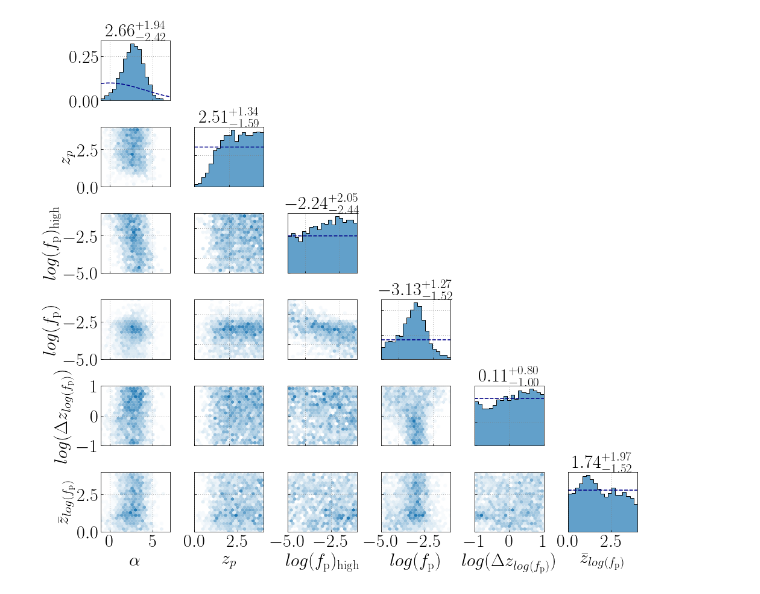
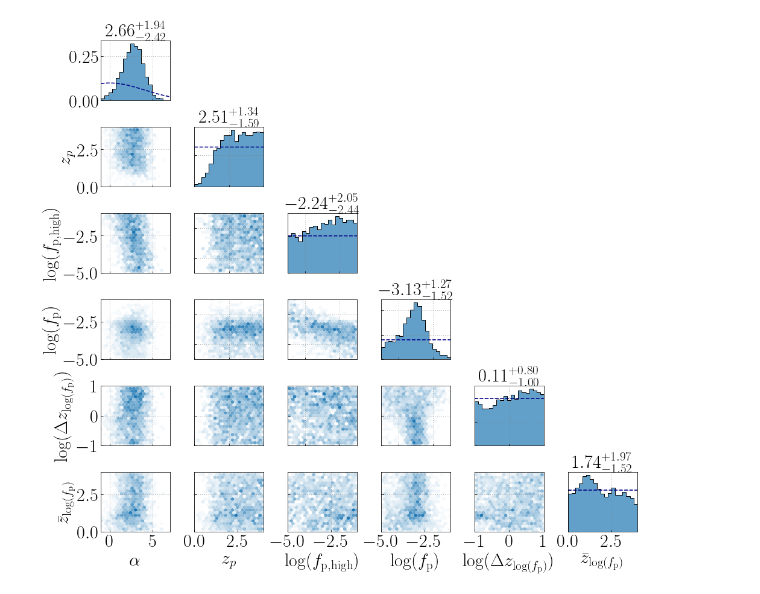
Before and after one commit to maxlalleman/bbh_mass_distribution_redshift_variation_inference, a Jupyter notebook: figures/PE_power_law_sector_f_peak.ipynb, the cells around one changed output. Drawn from its saved outputs; the diff is of its cells as text; code cells hidden in the pictures.

```diff
--- a/figures/PE_power_law_sector_f_peak.ipynb
+++ b/figures/PE_power_law_sector_f_peak.ipynb
@@ -40,20 +40,20 @@ new_priors = {
 # %%
 fig = plt.figure(figsize=(14,13))
 stacked_samples_no_GWB = data.posterior.stack(draws=("chain", "draw"))
 toPlot_no_GWB_f_peak = {
     "alpha_z":{"data":stacked_samples_no_GWB.alpha_z,"plot_bounds":(-1,7),"label":r"$\alpha$"},
     "zp":{"data":stacked_samples_no_GWB.zp,"plot_bounds":(0,4),"label":r"$z_p$"},
-    "high_f_peak":{"data":stacked_samples_no_GWB.log_high_f_peak,"plot_bounds":(-5,-1),"label":r"$log(f_{\rm p})_{\rm high}$"},
-    "fpeak":{"data":stacked_samples_no_GWB.log_f_peak,"plot_bounds":(-5,-1),"label":r"$log(f_{\rm p})$"},
-    "width_f_peak":{"data":stacked_samples_no_GWB.log_width_f_peak,"plot_bounds":(-1,1),"label":r"$log(\Delta z_{log(f_{\rm p})})$"},
-    "middle_z_f_peak":{"data":stacked_samples_no_GWB.middle_z_f_peak,"plot_bounds":(0,4),"label":r"$\bar z_{log(f_{\rm p})}$"},
+    "high_f_peak":{"data":stacked_samples_no_GWB.log_high_f_peak,"plot_bounds":(-5,-1),"label":r"$\log(f_{\rm p, high})$"},
+    "fpeak":{"data":stacked_samples_no_GWB.log_f_peak,"plot_bounds":(-5,-1),"label":r"$\log(f_{\rm p})$"},
+    "width_f_peak":{"data":stacked_samples_no_GWB.log_width_f_peak,"plot_bounds":(-1,1),"label":r"$\log(\Delta z_{\log(f_{\rm p})})$"},
+    "middle_z_f_peak":{"data":stacked_samples_no_GWB.middle_z_f_peak,"plot_bounds":(0,4),"label":r"$\bar z_{\log(f_{\rm p})}$"},
 }
 
 plot_corner(fig, toPlot_no_GWB_f_peak,"#1f78b4",labelsize=30, priors = new_priors)
 # plt.xticks(fontsize=10)
 # plt.yticks(fontsize=10)
 plt.tight_layout()
 plt.savefig("PE_f_peak_power_law.pdf", dpi = 400, bbox_inches = "tight")
 plt.show()
 # %% [output]
-[figure, old version]
+[figure, new version]
```
Also changed, not shown: 3 other files.
